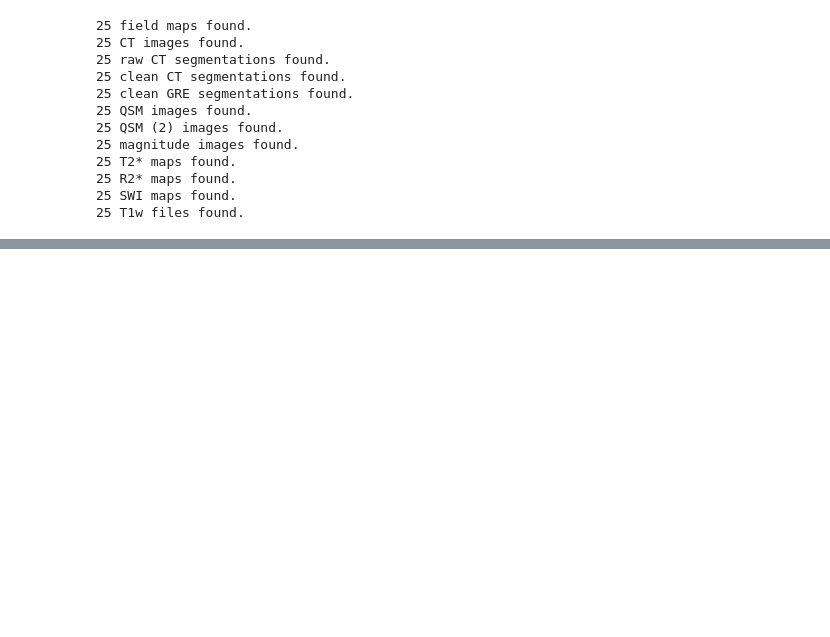
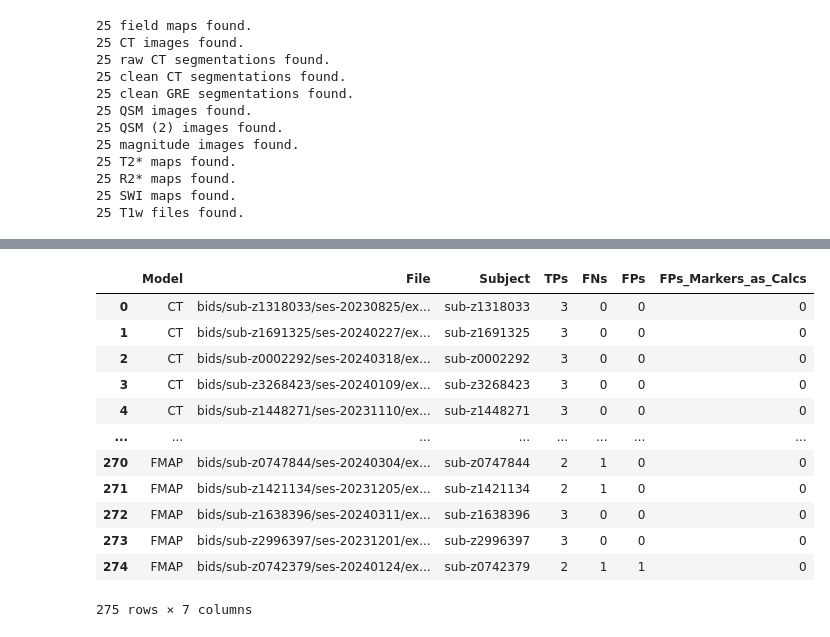
Before and after one commit to astewartau/prostate, a Jupyter notebook: evaluation.ipynb, the cells around one changed output, grey strips where cells are left out. Drawn from its saved outputs; the diff is of its cells as text; code cells hidden in the pictures; blank space fills up the shorter version.

```diff
--- a/evaluation.ipynb
+++ b/evaluation.ipynb
@@ -350,0 +441,3 @@ Saved file doesn't contain an optimizer state.
+# %%
+for model, fps_markers_as_calcs in model_fps_markers_as_calcs.items():
+    print(f"{model.rjust(10)}", fps_markers_as_calcs)
@@ -350,0 +456,18 @@ Saved file doesn't contain an optimizer state.
+# %%
+exclude_models = {"QSM-T1-R2s", "QSM-T1", "QSM-SWI", "QSM-FMAP"}
+summary = {}
+
+for model in model_tps.keys():
+    if model in exclude_models:
+        continue
+    summary[model] = {
+        "Total markers": np.sum(model_tps[model]) + np.sum(model_fns[model]),
+        "True positives": np.sum(model_tps[model]),
+        "False negatives (missed)": np.sum(model_fns[model]),
+        "False positive (extras)": np.sum(model_fps[model]),
+        "False positive (extras) & Calcification": np.sum(model_fps_markers_as_calcs[model])
+    }
+
+df_summary = pd.DataFrame.from_dict(summary, orient='index')
+df_summary = df_summary.sort_values(list(df_summary.columns), ascending=False)
+df_summary
@@ -350,0 +483,38 @@ Saved file doesn't contain an optimizer state.
+# %%
+import re
+rows = []
+for model in model_in_files.keys():
+    files = model_in_files[model]
+    tps = model_tps[model]
+    fns = model_fns[model]
+    fps = model_fps[model]
+    fps_calcs = model_fps_markers_as_calcs[model]
+    for i in range(len(files)):
+        file_path = files[i]
+        subject = re.findall('sub-z[0-9]+', file_path)[0]
+        rows.append({
+            "Model": model,
+            "File": file_path,
+            "Subject": subject,
+            "TPs": tps[i],
+            "FNs": fns[i],
+            "FPs": fps[i],
+            "FPs_Markers_as_Calcs": fps_calcs[i]
+        })
+
+df_long = pd.DataFrame(rows)
+df_long
+# %% [output]
+|  | Model | File | Subject | TPs | FNs | FPs | FPs_Markers_as_Calcs |
+| 0 | CT | bids/sub-z1318033/ses-20230825/ex... | sub-z1318033 | 3 | 0 | 0 | 0 |
+| 1 | CT | bids/sub-z1691325/ses-20240227/ex... | sub-z1691325 | 3 | 0 | 0 | 0 |
+| 2 | CT | bids/sub-z0002292/ses-20240318/ex... | sub-z0002292 | 3 | 0 | 0 | 0 |
+| 3 | CT | bids/sub-z3268423/ses-20240109/ex... | sub-z3268423 | 3 | 0 | 0 | 0 |
+| 4 | CT | bids/sub-z1448271/ses-20231110/ex... | sub-z1448271 | 3 | 0 | 0 | 0 |
+| ... | ... | ... | ... | ... | ... | ... | ... |
+| 270 | FMAP | bids/sub-z0747844/ses-20240304/ex... | sub-z0747844 | 2 | 1 | 0 | 0 |
+| 271 | FMAP | bids/sub-z1421134/ses-20231205/ex... | sub-z1421134 | 2 | 1 | 0 | 0 |
+| 272 | FMAP | bids/sub-z1638396/ses-20240311/ex... | sub-z1638396 | 3 | 0 | 0 | 0 |
+| 273 | FMAP | bids/sub-z2996397/ses-20231201/ex... | sub-z2996397 | 3 | 0 | 0 | 0 |
+| 274 | FMAP | bids/sub-z0742379/ses-20240124/ex... | sub-z0742379 | 2 | 1 | 1 | 0 |
+275 rows × 7 columns
```
Also changed, not shown: parts of 20 cells of this notebook, 17 other files.
